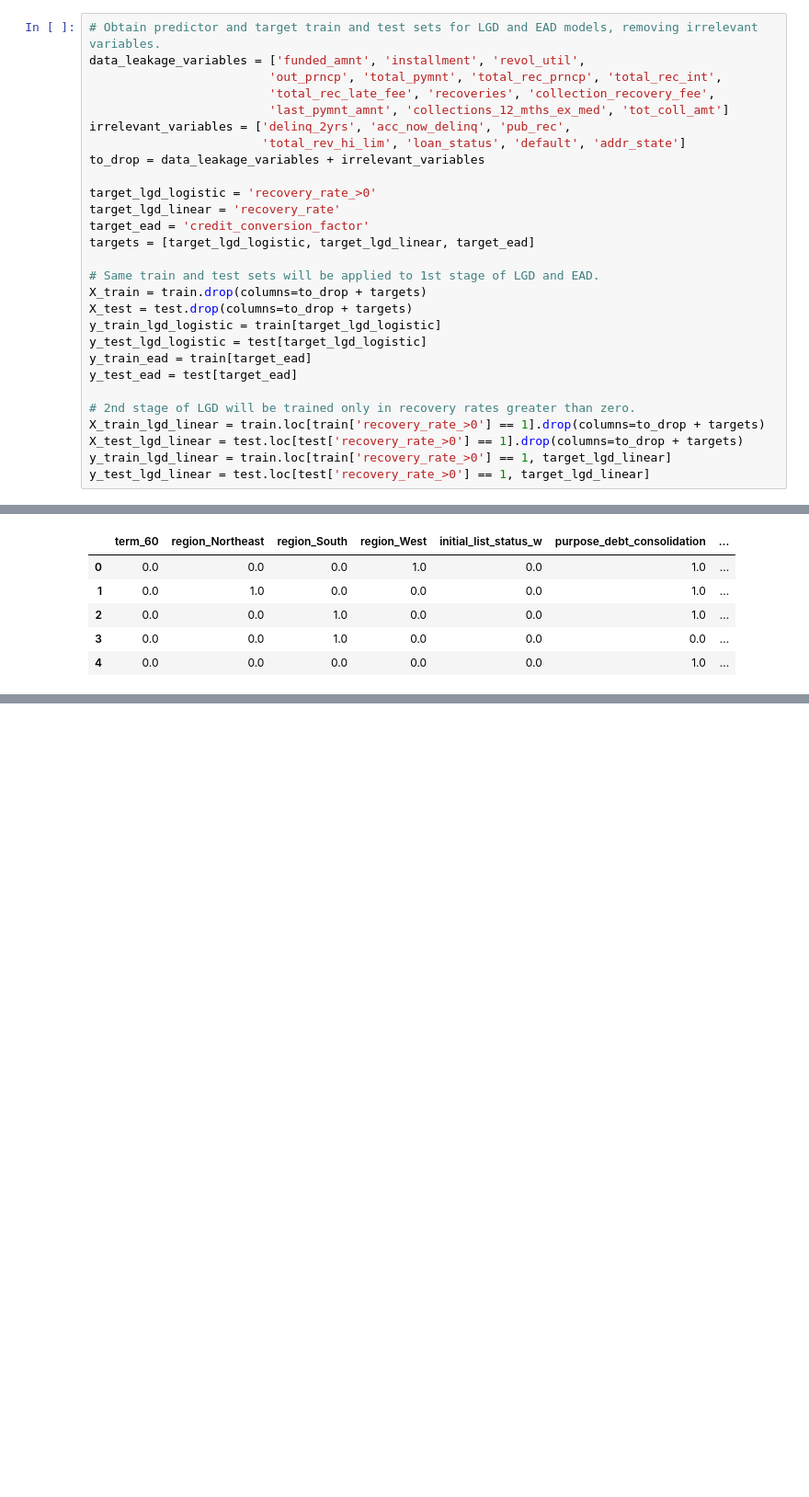
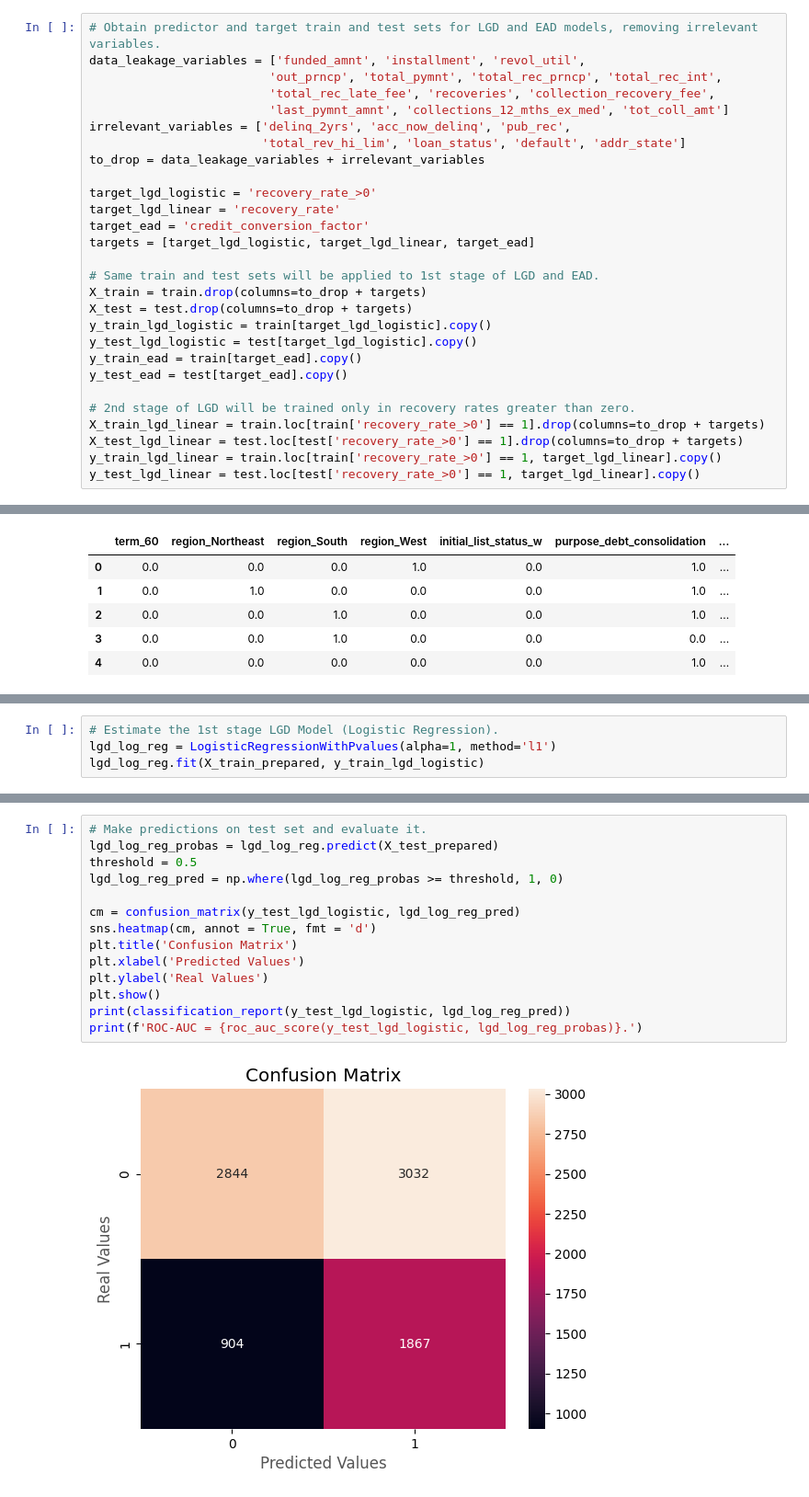
Before and after one commit to allmeidaapedro/Lending-Club-Credit-Scoring, a Jupyter notebook: notebooks/4_lgd_ead_modeling.ipynb, the cells around one changed output, grey strips where cells are left out. Shown at 92% size. Cells and saved outputs as stored; diff of their text form; blank space fills up the shorter version.

Commit message:
Construct the LGD model

```diff
--- a/notebooks/4_lgd_ead_modeling.ipynb
+++ b/notebooks/4_lgd_ead_modeling.ipynb
@@ -289,16 +291,16 @@ targets = [target_lgd_logistic, target_lgd_linear, target_ead]
 # Same train and test sets will be applied to 1st stage of LGD and EAD.
 X_train = train.drop(columns=to_drop + targets)
 X_test = test.drop(columns=to_drop + targets)
-y_train_lgd_logistic = train[target_lgd_logistic]
-y_test_lgd_logistic = test[target_lgd_logistic]
-y_train_ead = train[target_ead]
-y_test_ead = test[target_ead]
+y_train_lgd_logistic = train[target_lgd_logistic].copy()
+y_test_lgd_logistic = test[target_lgd_logistic].copy()
+y_train_ead = train[target_ead].copy()
+y_test_ead = test[target_ead].copy()
 
 # 2nd stage of LGD will be trained only in recovery rates greater than zero.
 X_train_lgd_linear = train.loc[train['recovery_rate_>0'] == 1].drop(columns=to_drop + targets)
 X_test_lgd_linear = test.loc[test['recovery_rate_>0'] == 1].drop(columns=to_drop + targets)
-y_train_lgd_linear = train.loc[train['recovery_rate_>0'] == 1, target_lgd_linear]
-y_test_lgd_linear = test.loc[test['recovery_rate_>0'] == 1, target_lgd_linear]
+y_train_lgd_linear = train.loc[train['recovery_rate_>0'] == 1, target_lgd_linear].copy()
+y_test_lgd_linear = test.loc[test['recovery_rate_>0'] == 1, target_lgd_linear].copy()
 # %%
 # Obtain the categorical and numerical variables.
 categorical_variables = X_train.select_dtypes('category').columns.tolist()
@@ -405,0 +415,4 @@ X_train_prepared.head()
+# %%
+# Estimate the 1st stage LGD Model (Logistic Regression).
+lgd_log_reg = LogisticRegressionWithPvalues(alpha=1, method='l1')
+lgd_log_reg.fit(X_train_prepared, y_train_lgd_logistic)
@@ -405,0 +427,16 @@ X_train_prepared.head()
+# %%
+# Make predictions on test set and evaluate it.
+lgd_log_reg_probas = lgd_log_reg.predict(X_test_prepared)
+threshold = 0.5
+lgd_log_reg_pred = np.where(lgd_log_reg_probas >= threshold, 1, 0)
+
+cm = confusion_matrix(y_test_lgd_logistic, lgd_log_reg_pred)
+sns.heatmap(cm, annot = True, fmt = 'd')
+plt.title('Confusion Matrix')
+plt.xlabel('Predicted Values')
+plt.ylabel('Real Values')
+plt.show()
+print(classification_report(y_test_lgd_logistic, lgd_log_reg_pred))
+print(f'ROC-AUC = {roc_auc_score(y_test_lgd_logistic, lgd_log_reg_probas)}.')
+# %% [output]
+[figure, added]
```
Also changed, not shown: parts of 24 cells of this notebook, 1 other file.
